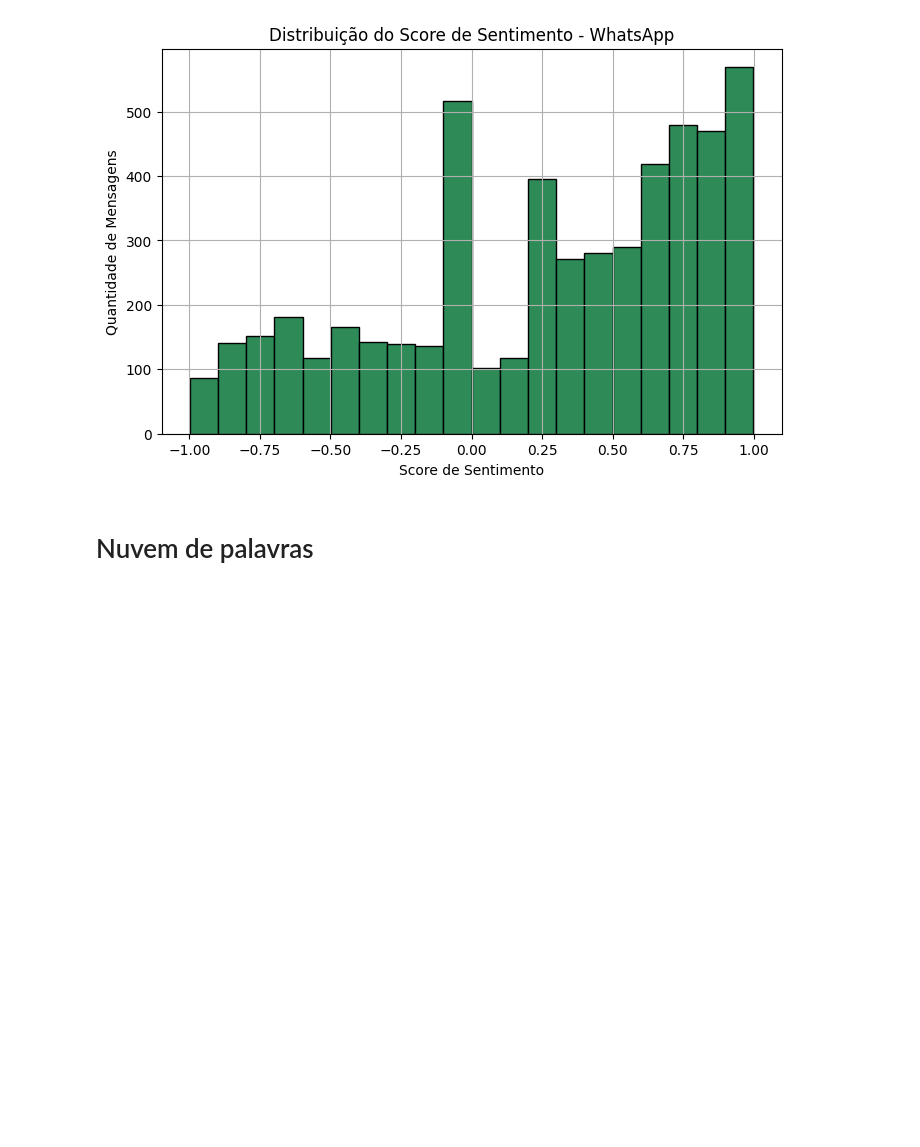
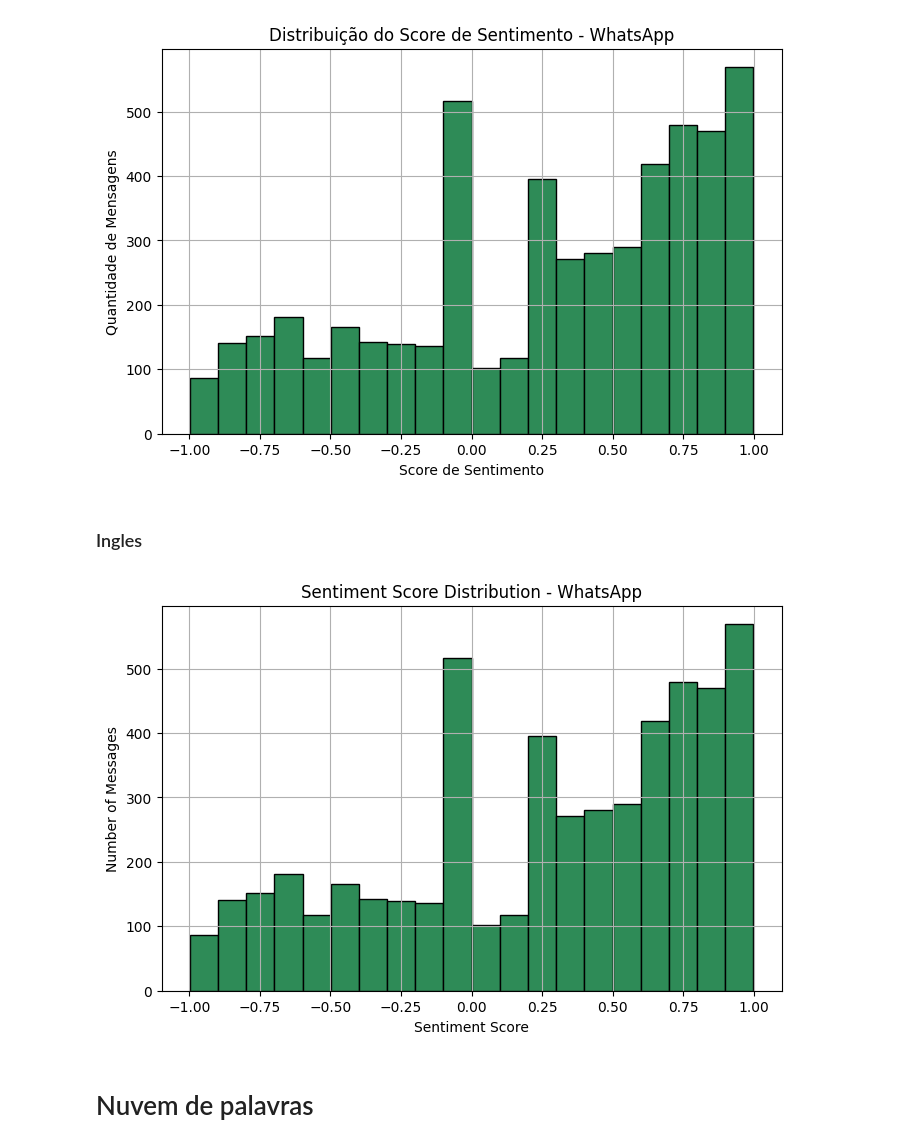
Before and after one commit to jmmfilho/fundamentalismoreligioso-whatsapp-telegram, a Jupyter notebook: notebooks/analise_dos_dados.ipynb, the cells around one changed output. Drawn from its saved outputs; the diff is of its cells as text; code cells hidden in the pictures; blank space fills up the shorter version.

```diff
--- a/notebooks/analise_dos_dados.ipynb
+++ b/notebooks/analise_dos_dados.ipynb
@@ -318,6 +334,20 @@ plt.grid(True)
 plt.show()
 # %% [output]
 [figure]
+# %% [markdown]
+### Ingles
+# %%
+
+
+plt.figure(figsize=(8, 5))
+plt.hist(df_politico_whatsapp['score_sentiment'], bins=20, color='seagreen', edgecolor='black')
+plt.title('Sentiment Score Distribution - WhatsApp')
+plt.xlabel('Sentiment Score')
+plt.ylabel('Number of Messages')
+plt.grid(True)
+plt.show()
+# %% [output]
+[figure, added]
 # %% [markdown]
 # Nuvem de palavras
 # %%
```
Also changed, not shown: parts of 9 cells of this notebook, 4 other files.
